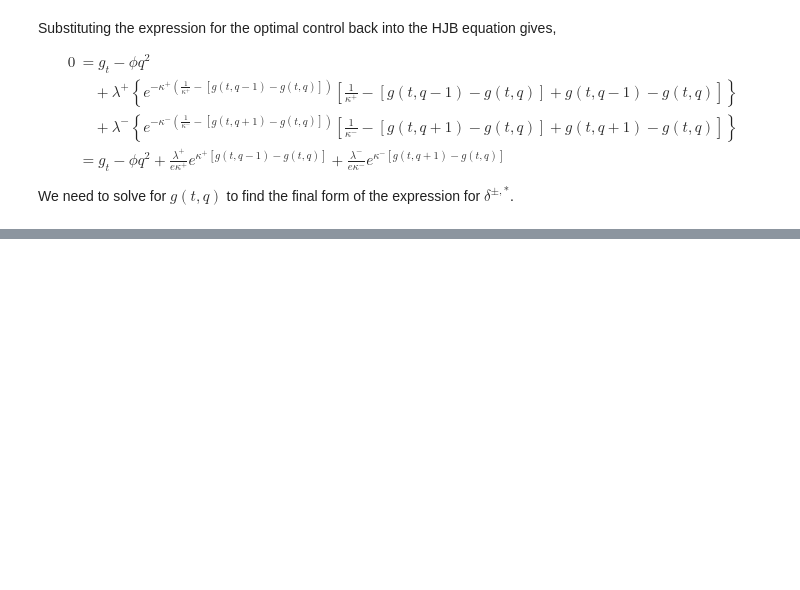
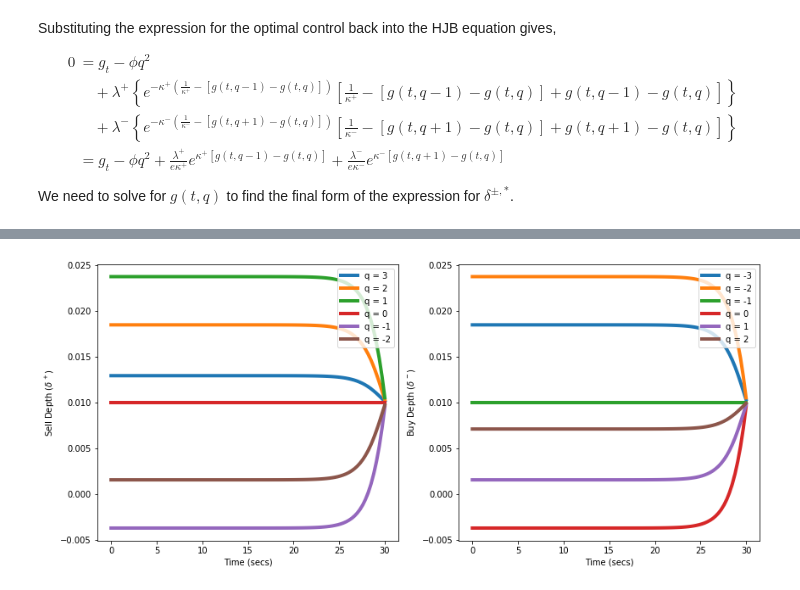
Before and after one commit to bigfatwhale/orderbook, a Jupyter notebook: research/Stochastic Control Notes.ipynb, the cells around one changed output, grey strips where cells are left out. Drawn from its saved outputs; the diff is of its cells as text; code cells hidden in the pictures; blank space fills up the shorter version.

```diff
--- a/research/Stochastic Control Notes.ipynb
+++ b/research/Stochastic Control Notes.ipynb
@@ -656,0 +780,3 @@ We need to solve for $g(t, q)$ to find the final form of the expression for $\de
+# %%
+z = np.array( [ np.exp(-alpha * kappa * i**2)  for i in range(q_max, q_min-1, -1)] )
+z
@@ -656,0 +785,9 @@ We need to solve for $g(t, q)$ to find the final form of the expression for $\de
+# %%
+diagonals = [
+    [ -phi * kappa * i**2 for i in range(q_max, q_min-1, -1) ],
+    [lamda / np.e] * (n-1),
+    [lamda / np.e] * (n-1),
+]
+# %%
+M = diags(diagonals, [0,1,-1])
+M.todense()
@@ -656,0 +802,35 @@ We need to solve for $g(t, q)$ to find the final form of the expression for $\de
+# %%
+ts = np.linspace(0, 30, 100)
+
+H = np.zeros((n, len(ts)))
+
+for idx, t in enumerate(ts):
+    A = M * (T-t)
+    a, v = LA.eigh(A.todense()) #eigen decomposition.
+    w_tq = v.dot( diags(np.exp(a)).todense().dot(v.T)).dot(z)
+    h_tq = np.log(w_tq) / kappa
+    H[:,idx] = h_tq
+# %%
+del_plus = np.zeros(((n-1), len(ts)))
+
+f, (ax0, ax1) = plt.subplots(1,2,figsize=(14,6))
+
+ax0.set_ylabel("Sell Depth ($\delta^+$)")
+ax0.set_xlabel("Time (secs)")
+ax1.set_ylabel("Buy Depth ($\delta^-$)")
+ax1.set_xlabel("Time (secs)")
+
+for q in range(q_max, q_min, -1):
+    del_plus[q] = ( H[q] - H[q-1] ) + ( 1. / kappa )
+    ax0.plot(ts, del_plus[q], label = 'q = %s' %q, lw='4')
+
+for q in range(q_min, q_max):
+    del_plus[q] = ( H[q] - H[q+1] ) + ( 1. / kappa )
+    ax1.plot(ts, del_plus[q], label = 'q = %s' %q, lw='4')
+
+ax0.legend()
+ax1.legend()
+
+plt.show()
+# %% [output]
+[figure, added]
```
Also changed, not shown: parts of 7 cells of this notebook.
